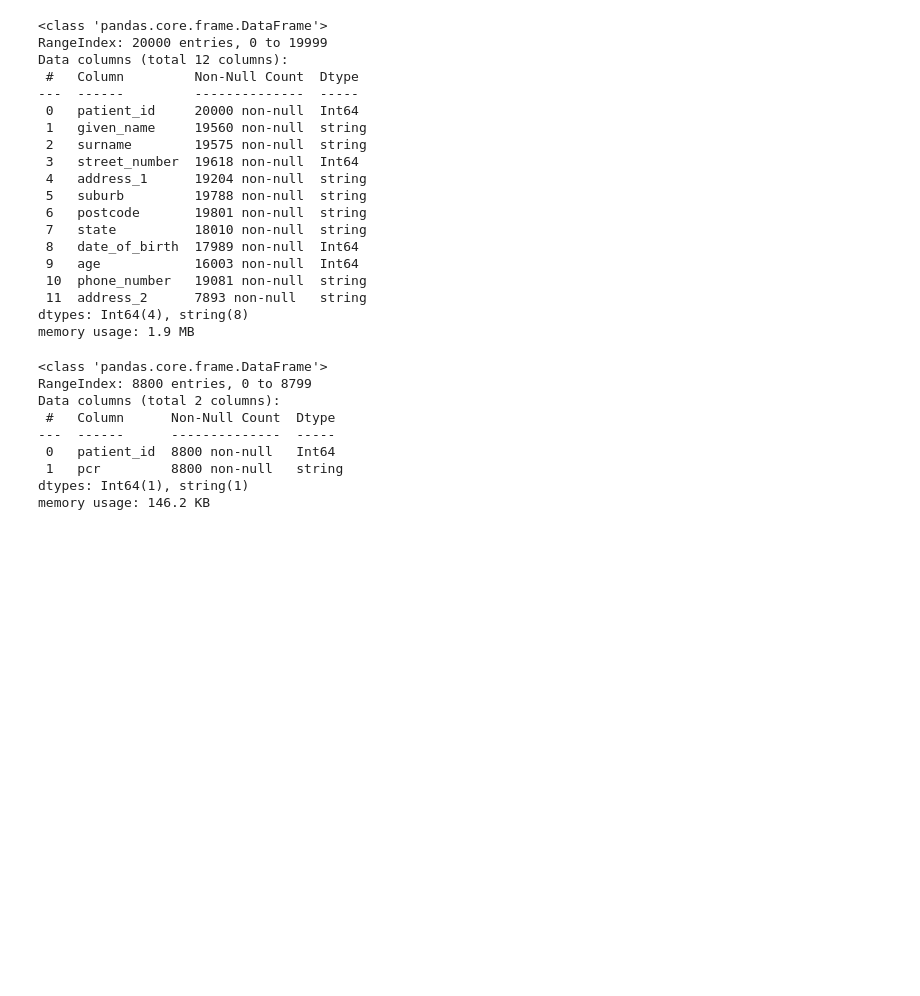
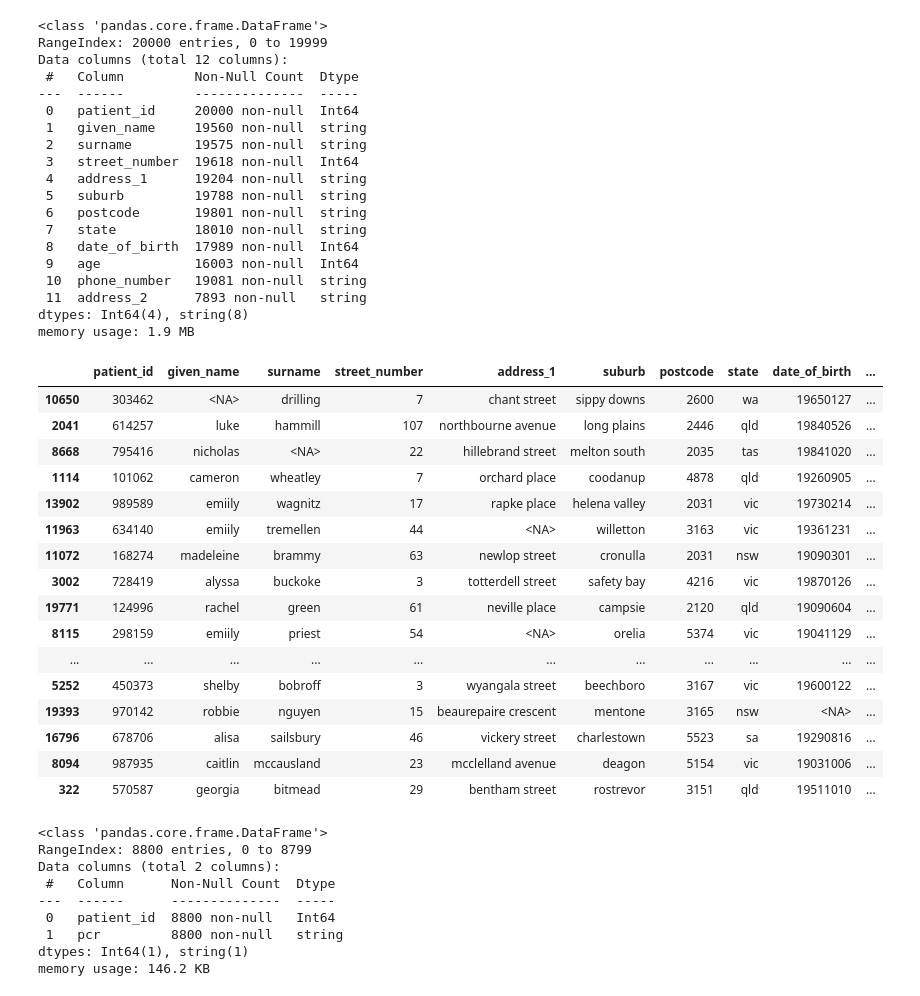
Before and after one commit to ghisvail/inria-aphp-assignment, a Jupyter notebook: qa.ipynb, the cells around one changed output. Drawn from its saved outputs; the diff is of its cells as text; code cells hidden in the pictures; blank space fills up the shorter version.

```diff
--- a/qa.ipynb
+++ b/qa.ipynb
@@ -41,4 +29,24 @@ Data columns (total 12 columns):
  11  address_2      7893 non-null   string
 dtypes: Int64(4), string(8)
 memory usage: 1.9 MB
+# %%
+df_patient.sample(20, random_state=42)
+# %% [output]
+|  | patient_id | given_name | surname | street_number | address_1 | suburb | postcode | state | date_of_birth | ... |
+| 10650 | 303462 | <NA> | drilling | 7 | chant street | sippy downs | 2600 | wa | 19650127 | ... |
+| 2041 | 614257 | luke | hammill | 107 | northbourne avenue | long plains | 2446 | qld | 19840526 | ... |
+| 8668 | 795416 | nicholas | <NA> | 22 | hillebrand street | melton south | 2035 | tas | 19841020 | ... |
+| 1114 | 101062 | cameron | wheatley | 7 | orchard place | coodanup | 4878 | qld | 19260905 | ... |
+| 13902 | 989589 | emiily | wagnitz | 17 | rapke place | helena valley | 2031 | vic | 19730214 | ... |
+| 11963 | 634140 | emiily | tremellen | 44 | <NA> | willetton | 3163 | vic | 19361231 | ... |
+| 11072 | 168274 | madeleine | brammy | 63 | newlop street | cronulla | 2031 | nsw | 19090301 | ... |
+| 3002 | 728419 | alyssa | buckoke | 3 | totterdell street | safety bay | 4216 | vic | 19870126 | ... |
+| 19771 | 124996 | rachel | green | 61 | neville place | campsie | 2120 | qld | 19090604 | ... |
+| 8115 | 298159 | emiily | priest | 54 | <NA> | orelia | 5374 | vic | 19041129 | ... |
+| ... | ... | ... | ... | ... | ... | ... | ... | ... | ... | ... |
+| 5252 | 450373 | shelby | bobroff | 3 | wyangala street | beechboro | 3167 | vic | 19600122 | ... |
+| 19393 | 970142 | robbie | nguyen | 15 | beaurepaire crescent | mentone | 3165 | nsw | <NA> | ... |
+| 16796 | 678706 | alisa | sailsbury | 46 | vickery street | charlestown | 5523 | sa | 19290816 | ... |
+| 8094 | 987935 | caitlin | mccausland | 23 | mcclelland avenue | deagon | 5154 | vic | 19031006 | ... |
+| 322 | 570587 | georgia | bitmead | 29 | bentham street | rostrevor | 3151 | qld | 19511010 | ... |
 # %%
```
Also changed, not shown: parts of 47 cells of this notebook.
